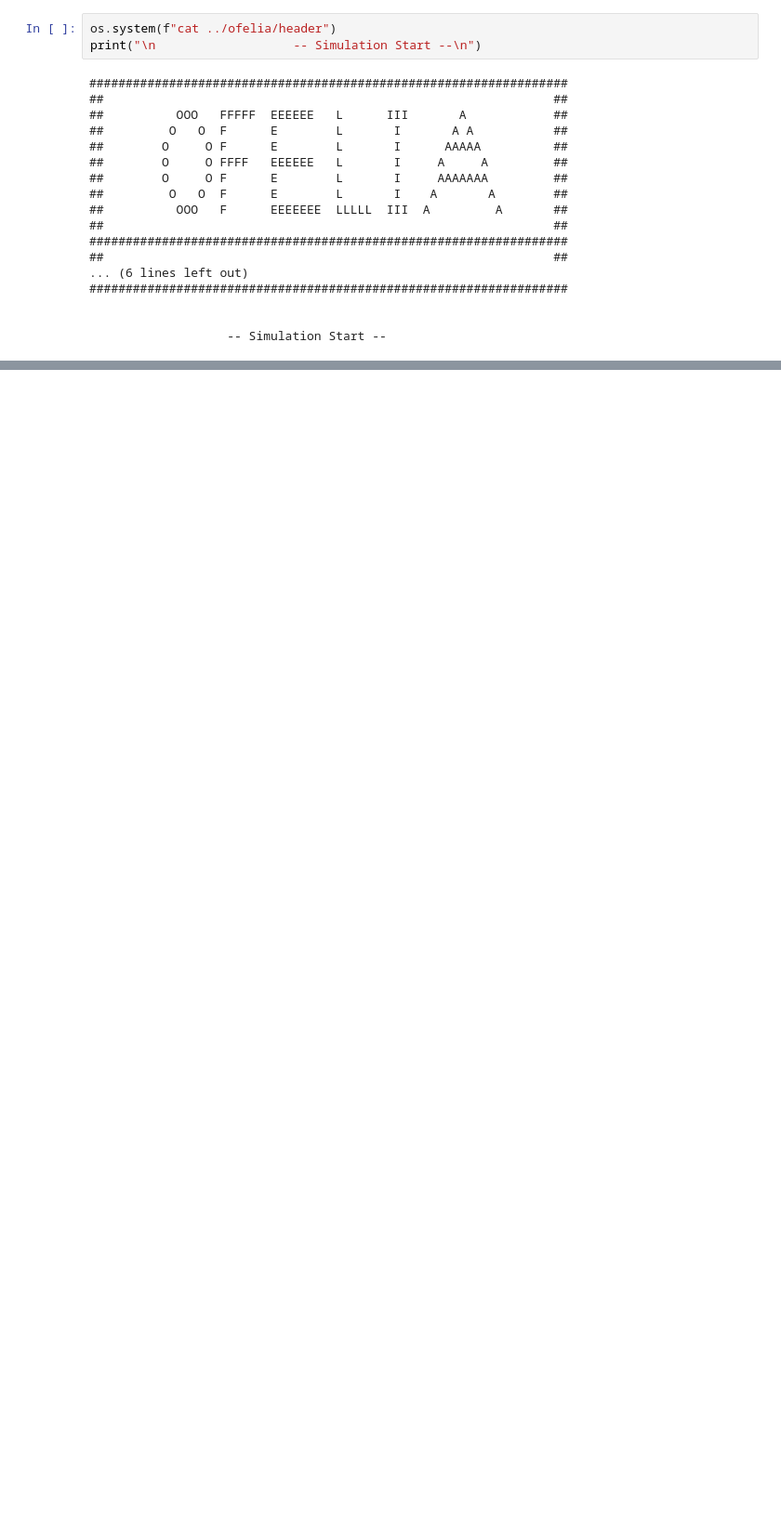
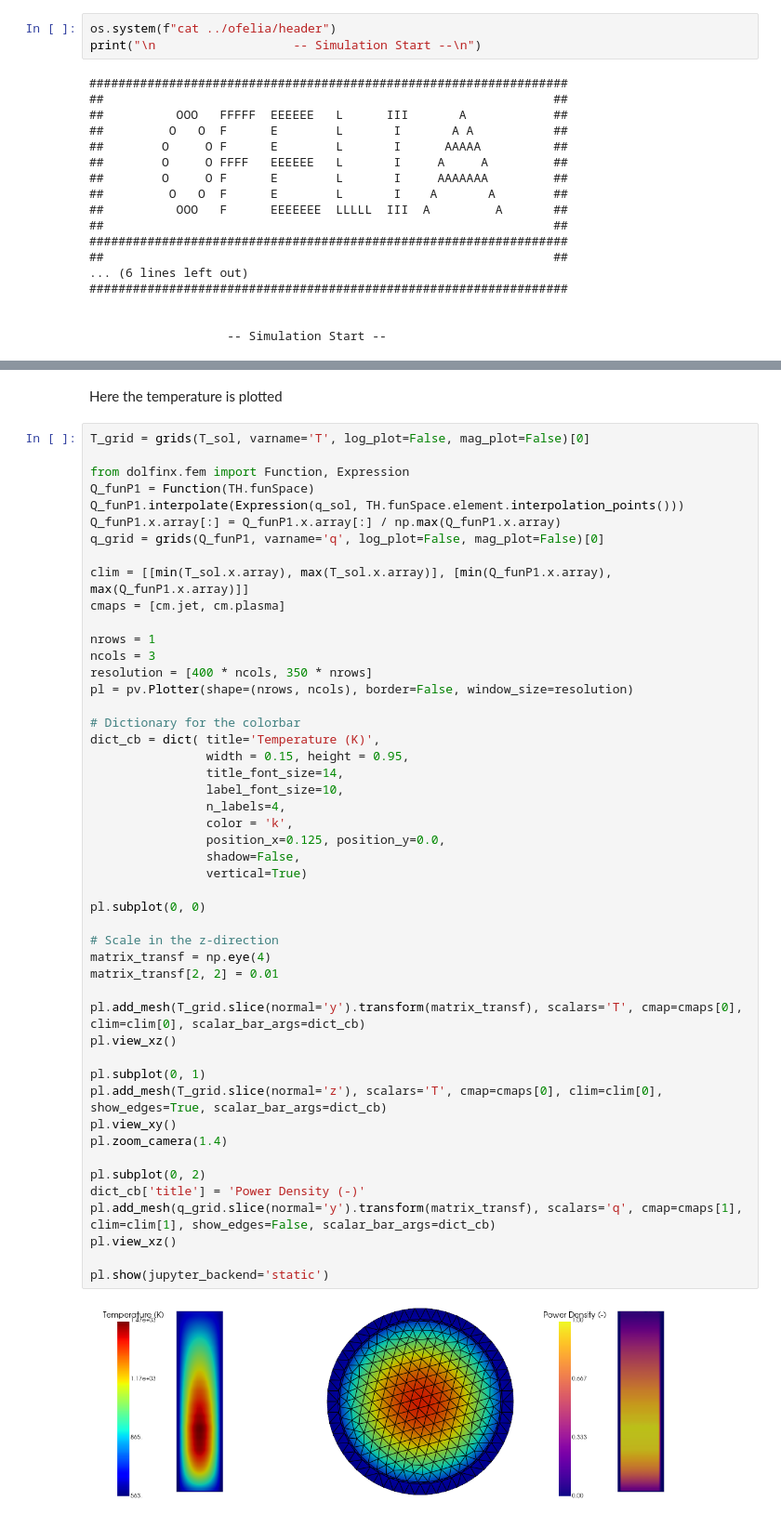
Before and after one commit to Steriva/OFELIA-demo, a Jupyter notebook: 03_MPmodel/mp_model.ipynb, the cells around one changed output, grey strips where cells are left out. Shown at 93% size. Drawn from its saved outputs; the diff is of its cells as text; blank space fills up the shorter version.

```diff
--- a/03_MPmodel/mp_model.ipynb
+++ b/03_MPmodel/mp_model.ipynb
@@ -506,0 +586,52 @@ maximum temperature:  1504.566870326379
+# %% [markdown]
+Here the temperature is plotted
+# %%
+T_grid = grids(T_sol, varname='T', log_plot=False, mag_plot=False)[0]
+
+from dolfinx.fem import Function, Expression
+Q_funP1 = Function(TH.funSpace)
+Q_funP1.interpolate(Expression(q_sol, TH.funSpace.element.interpolation_points()))
+Q_funP1.x.array[:] = Q_funP1.x.array[:] / np.max(Q_funP1.x.array)
+q_grid = grids(Q_funP1, varname='q', log_plot=False, mag_plot=False)[0]
+
+clim = [[min(T_sol.x.array), max(T_sol.x.array)], [min(Q_funP1.x.array), max(Q_funP1.x.array)]]
+cmaps = [cm.jet, cm.plasma]
+
+nrows = 1
+ncols = 3
+resolution = [400 * ncols, 350 * nrows]
+pl = pv.Plotter(shape=(nrows, ncols), border=False, window_size=resolution)
+
+# Dictionary for the colorbar
+dict_cb = dict( title='Temperature (K)',
+                width = 0.15, height = 0.95,
+                title_font_size=14,
+                label_font_size=10,
+                n_labels=4,
+                color = 'k',
+                position_x=0.125, position_y=0.0,
+                shadow=False,
+                vertical=True)
+
+pl.subplot(0, 0)
+
+# Scale in the z-direction
+matrix_transf = np.eye(4)
+matrix_transf[2, 2] = 0.01
+
+pl.add_mesh(T_grid.slice(normal='y').transform(matrix_transf), scalars='T', cmap=cmaps[0], clim=clim[0], scalar_bar_args=dict_cb)
+pl.view_xz()
+
+pl.subplot(0, 1)
+pl.add_mesh(T_grid.slice(normal='z'), scalars='T', cmap=cmaps[0], clim=clim[0], show_edges=True, scalar_bar_args=dict_cb)
+pl.view_xy()
+pl.zoom_camera(1.4)
+
+pl.subplot(0, 2)
+dict_cb['title'] = 'Power Density (-)'
+pl.add_mesh(q_grid.slice(normal='y').transform(matrix_transf), scalars='q', cmap=cmaps[1], clim=clim[1], show_edges=False, scalar_bar_args=dict_cb)
+pl.view_xz()
+
+pl.show(jupyter_backend='static')
+# %% [output]
+[figure, added]
```
Also changed, not shown: parts of 73 cells of this notebook, 9 other files.
